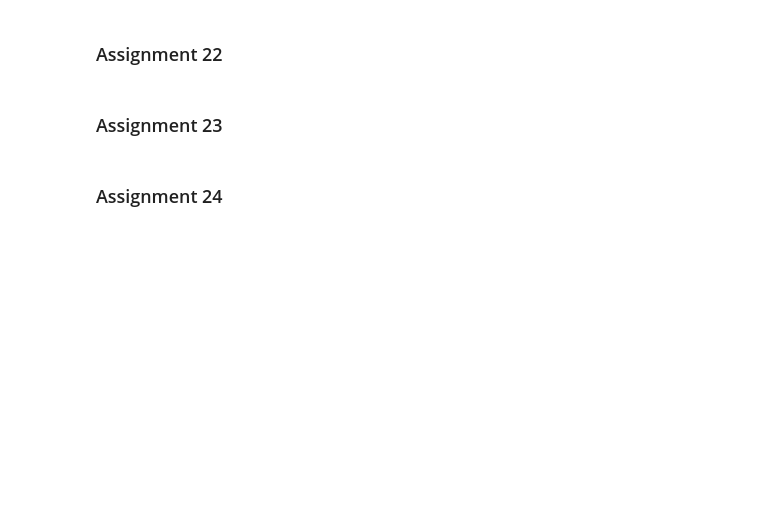
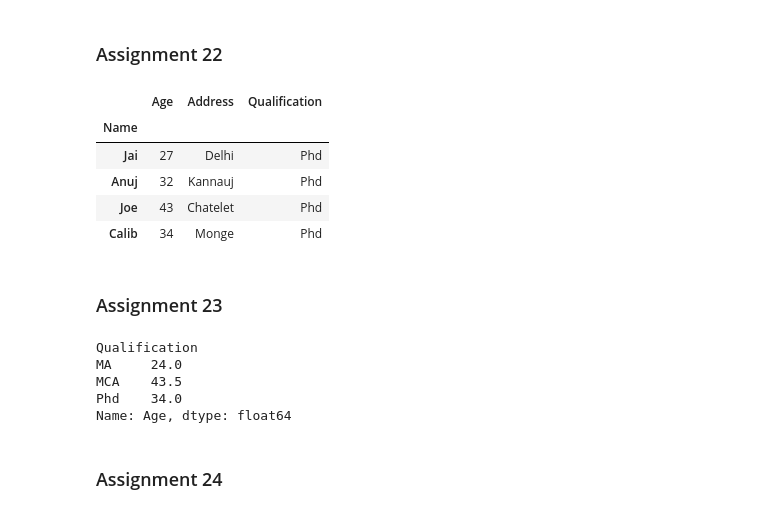
Before and after one commit to datalover2023/Module_1, a Jupyter notebook: Python_Basics_Module_1.ipynb, the cells around one changed output. Cells and saved outputs as stored; diff of their text form; code cells hidden in the pictures; blank space fills up the shorter version.

```diff
--- a/Python_Basics_Module_1.ipynb
+++ b/Python_Basics_Module_1.ipynb
@@ -1635,6 +1913,15 @@ df2
 # your code here
 # %%
 #@title Display Solution 22
+
+df[df['Qualification']== 'Phd']
+# %% [output]
+|  | Age | Address | Qualification |
+| Name |  |  |  |
+| Jai | 27 | Delhi | Phd |
+| Anuj | 32 | Kannauj | Phd |
+| Joe | 43 | Chatelet | Phd |
+| Calib | 34 | Monge | Phd |
 # %% [markdown]
 ### Assignment 23
 # %%
@@ -1645,5 +1932,14 @@ df2
 # your code here
 # %%
 #@title Display Solution 23
+
+#check the mean age by city
+df.groupby(by=["Qualification"])['Age'].mean()
+# %% [output]
+Qualification
+MA     24.0
+MCA    43.5
+Phd    34.0
+Name: Age, dtype: float64
 # %% [markdown]
 ### Assignment 24
```
Also changed, not shown: parts of 61 cells of this notebook.
